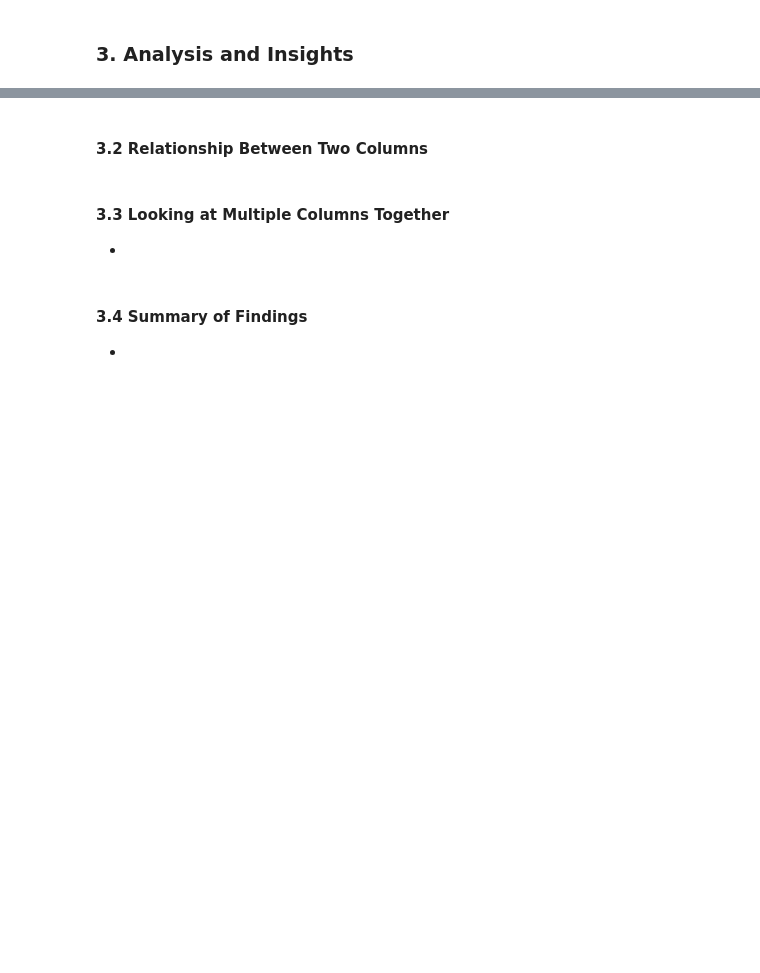
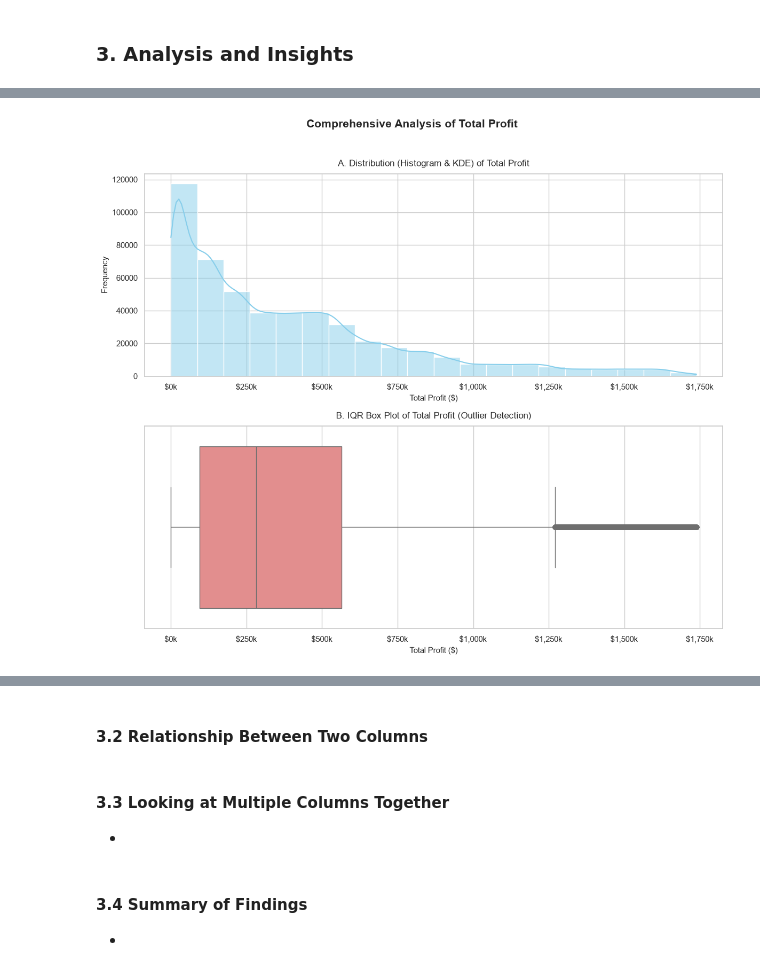
Before and after one commit to sagarmagar977/EDA, a Jupyter notebook: assignment EDA .ipynb, the cells around one changed output, grey strips where cells are left out. Drawn from its saved outputs; the diff is of its cells as text; code cells hidden in the pictures; blank space fills up the shorter version.

```diff
--- a/assignment EDA .ipynb
+++ b/assignment EDA .ipynb
@@ -293,0 +346,28 @@ number of outlier : 20867
+# %%
+# Set a clean visual theme for the plots
+import matplotlib.pyplot as plt
+import seaborn as sns
+sns.set_theme(style="whitegrid")
+
+# ------------------------------------------------------------------
+# 1. Numerical Column Analysis: 'Total Profit' (Dual Visualization)
+# ------------------------------------------------------------------
+fig, axes = plt.subplots(2, 1, figsize=(12, 10))
+# Plot A: Histogram (Shows Shape and Density)
+sns.histplot(data=df_cleaned, x='Total Profit', kde=True, color='skyblue', bins=20, ax=axes[0])
+axes[0].set_title('A. Distribution (Histogram & KDE) of Total Profit', fontsize=12, pad=10)
+axes[0].set_xlabel('Total Profit ($)', fontsize=11)
+axes[0].set_ylabel('Frequency', fontsize=11)
+axes[0].xaxis.set_major_formatter(plt.FuncFormatter(lambda x, loc: f"${int(x/1000):,}k"))
+
+# Plot B: Box Plot (Shows IQR, Bounds, and Outliers)
+sns.boxplot(data=df_cleaned, x='Total Profit', color='lightcoral', ax=axes[1])
+axes[1].set_title('B. IQR Box Plot of Total Profit (Outlier Detection)', fontsize=12, pad=10)
+axes[1].set_xlabel('Total Profit ($)', fontsize=11)
+axes[1].xaxis.set_major_formatter(plt.FuncFormatter(lambda x, loc: f"${int(x/1000):,}k"))
+
+plt.suptitle('Comprehensive Analysis of Total Profit', fontsize=15, fontweight='bold', y=1.02)
+plt.tight_layout()
+plt.show()
+# %% [output]
+[figure, added]
```
Also changed, not shown: parts of 18 cells of this notebook.
